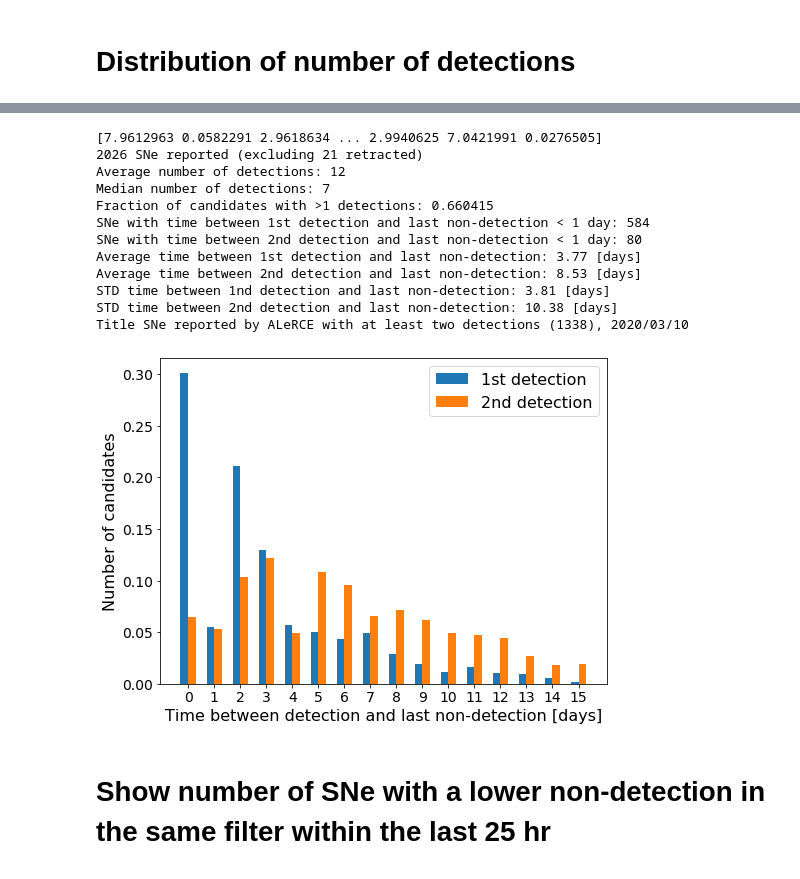
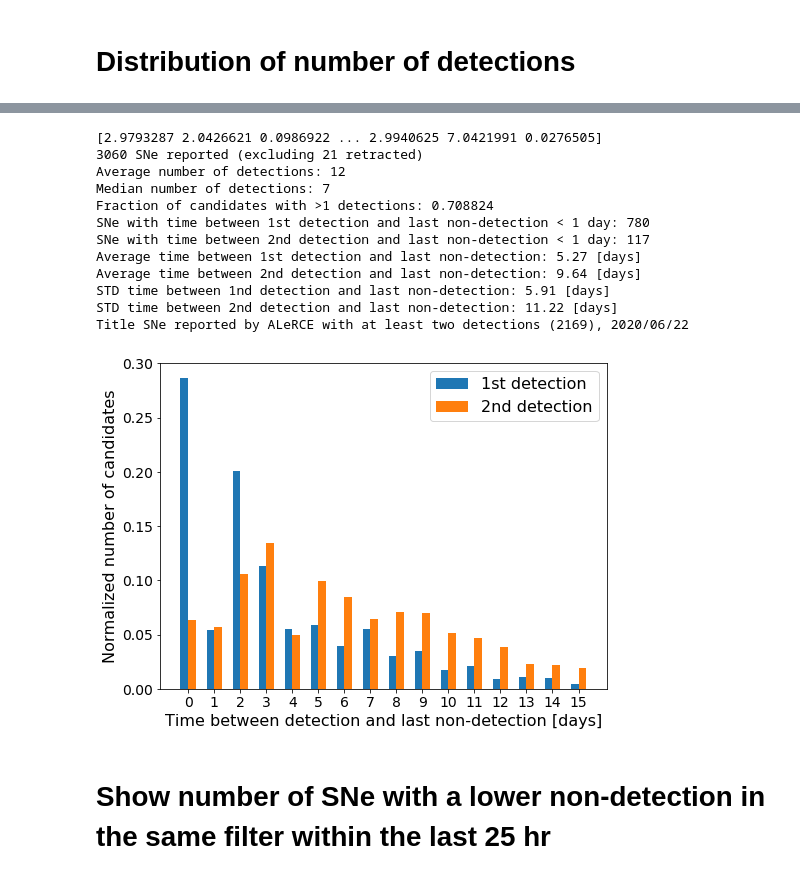
Before and after one commit to alercebroker/TNS_upload, a Jupyter notebook: ALeRCE_ZTF_TNS_analysis.ipynb, the cells around one changed output, grey strips where cells are left out. Drawn from its saved outputs; the diff is of its cells as text; code cells hidden in the pictures.

```diff
--- a/ALeRCE_ZTF_TNS_analysis.ipynb
+++ b/ALeRCE_ZTF_TNS_analysis.ipynb
@@ -772,45 +781,45 @@ h2, _ = np.histogram(df.dt2[df.nobs > 1].values, bins=bins, density=density)
 width = 0.3
 h1_x = bins - 0.15
 h2_x = bins + 0.15
 ax.bar(h1_x[0:-1], h1, width=width, label="1st detection")
 ax.bar(h2_x[0:-1], h2, width=width, label="2nd detection")
 plt.tick_params(labelsize=14)
 ax.set_xticks(bins[:-1])
 
 ax.set_xlabel("Time between detection and last non-detection [days]", fontsize = 16)
 print("%i SNe reported (excluding %i retracted)" % (df.nobs.shape[0], len(retracted)))
 print("Average number of detections: %i" % np.average(df.nobs[df.nobs > 1]))
 print("Median number of detections: %i" % np.median(df.nobs[df.nobs > 1]))
 print("Fraction of candidates with >1 detections: %f" % (np.sum(df.nobs > 1) / df.nobs.shape[0]))
 print("SNe with time between 1st detection and last non-detection < 1 day: %i" % np.sum(df.dt < 1))
 print("SNe with time between 2nd detection and last non-detection < 1 day: %i" % np.sum(df.dt2[df.nobs > 1] < 1))
 print("Average time between 1st detection and last non-detection: %4.2f [days]" % np.mean(df.dt))
 print("Average time between 2nd detection and last non-detection: %4.2f [days]" % np.mean(df.dt2[df.nobs > 1]))
 print("STD time between 1nd detection and last non-detection: %4.2f [days]" % np.std(df.dt))
 print("STD time between 2nd detection and last non-detection: %4.2f [days]" % np.std(df.dt2[df.nobs > 1]))
-ax.set_ylabel("Number of candidates", fontsize = 16)
+ax.set_ylabel("Normalized number of candidates", fontsize = 16)
 ax.legend(fontsize = 16)
 #if mode=="tns":
 #    ax.set_title("SNe reported by ALeRCE with at least two detections (%i), %i/%02i/%02i" % (np.sum(df.nobs > 1), now.year, now.month, now.day), fontsize = 16)
 #elif mode=="all":
 #    ax.set_title("SNe identified by ALeRCE with at least two detections (%i), %i/%02i/%02i" % (np.sum(df.nobs > 1), now.year, now.month, now.day), fontsize = 16)
 print("Title", "SNe reported by ALeRCE with at least two detections (%i), %i/%02i/%02i" % (np.sum(df.nobs > 1), now.year, now.month, now.day))
 plt.savefig("plots/TimeSinceDetection_%s.png" % mode, bbox_inches="tight")
 plt.savefig("plots/TimeSinceDetection_%s.pdf" % mode, bbox_inches="tight")
 # %% [output]
-[7.9612963 0.0582291 2.9618634 ... 2.9940625 7.0421991 0.0276505]
-2026 SNe reported (excluding 21 retracted)
+[2.9793287 2.0426621 0.0986922 ... 2.9940625 7.0421991 0.0276505]
+3060 SNe reported (excluding 21 retracted)
 Average number of detections: 12
 Median number of detections: 7
-Fraction of candidates with >1 detections: 0.660415
-SNe with time between 1st detection and last non-detection < 1 day: 584
-SNe with time between 2nd detection and last non-detection < 1 day: 80
-Average time between 1st detection and last non-detection: 3.77 [days]
-Average time between 2nd detection and last non-detection: 8.53 [days]
-STD time between 1nd detection and last non-detection: 3.81 [days]
-STD time between 2nd detection and last non-detection: 10.38 [days]
-Title SNe reported by ALeRCE with at least two detections (1338), 2020/03/10
+Fraction of candidates with >1 detections: 0.708824
+SNe with time between 1st detection and last non-detection < 1 day: 780
+SNe with time between 2nd detection and last non-detection < 1 day: 117
+Average time between 1st detection and last non-detection: 5.27 [days]
+Average time between 2nd detection and last non-detection: 9.64 [days]
+STD time between 1nd detection and last non-detection: 5.91 [days]
+STD time between 2nd detection and last non-detection: 11.22 [days]
+Title SNe reported by ALeRCE with at least two detections (2169), 2020/06/22
-[figure, old version]
+[figure, new version]
 # %% [markdown]
 # Show number of SNe with a lower non-detection in the same filter within the last 25 hr
 # %%
```
Also changed, not shown: parts of 28 cells of this notebook, 43 other files.
